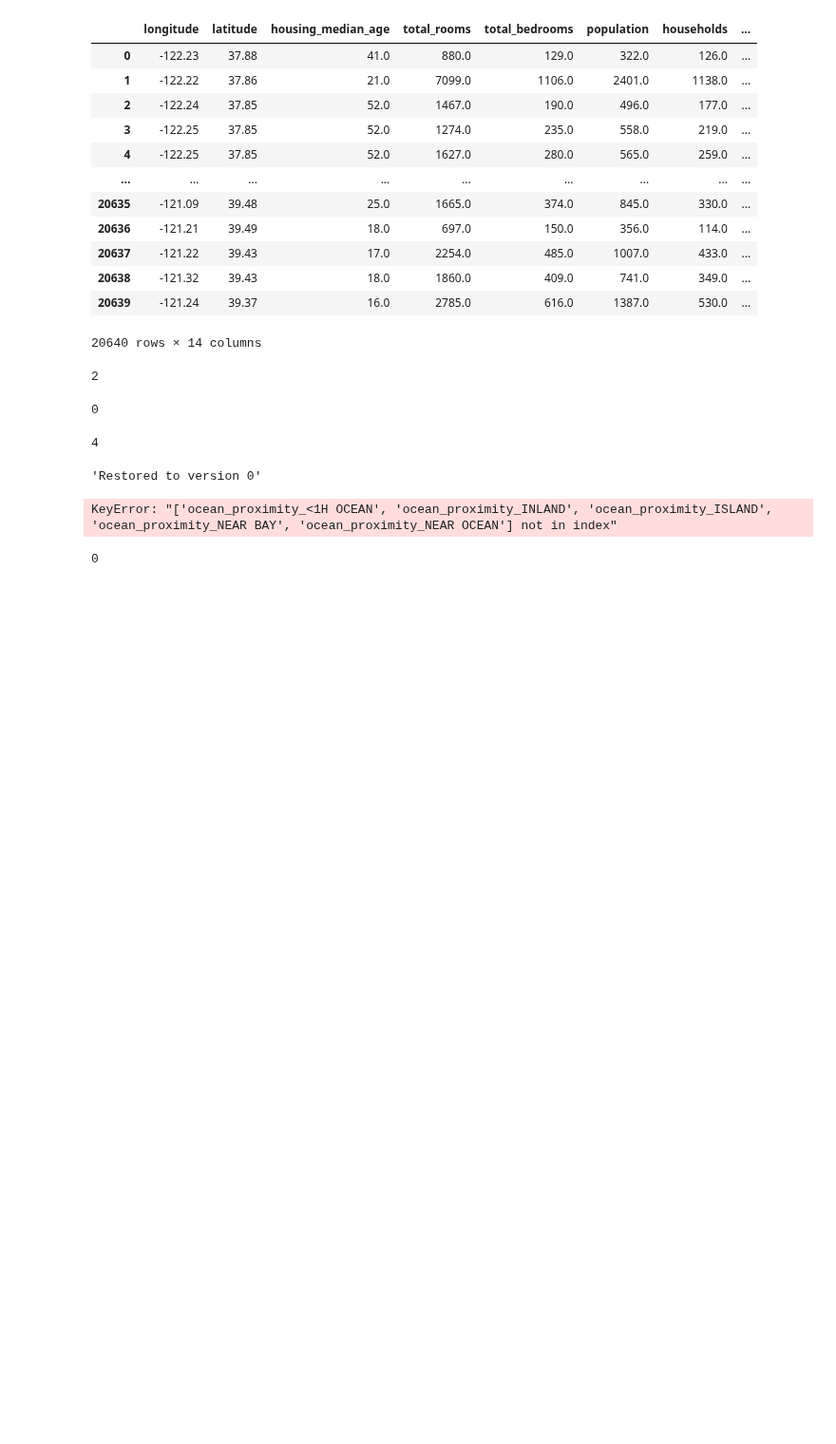
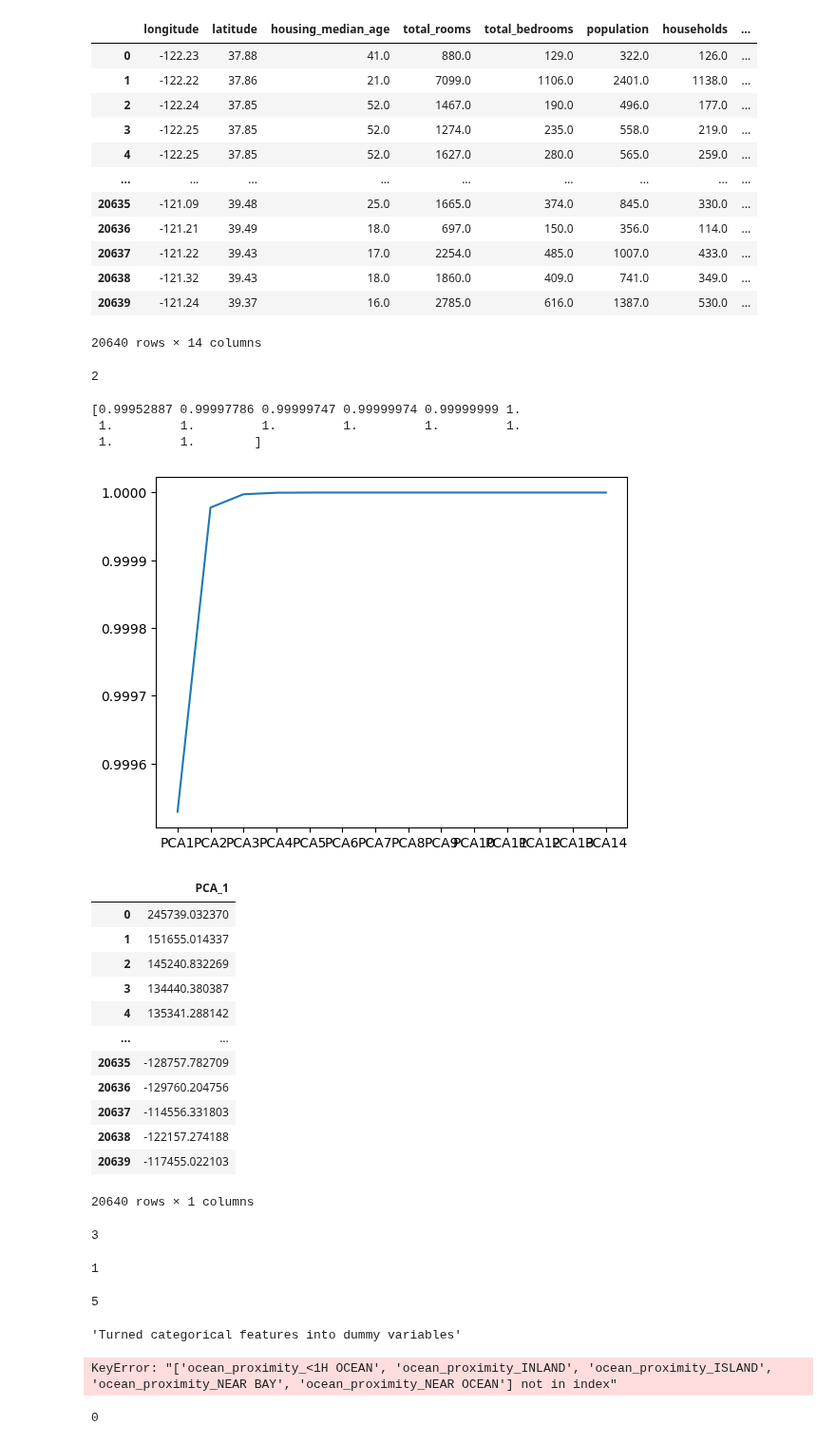
Before and after one commit to B0llemis/MLcode, a Jupyter notebook: Palanthir Experiment.ipynb, the cells around one changed output. Shown at 95% size. Drawn from its saved outputs; the diff is of its cells as text; code cells hidden in the pictures; blank space fills up the shorter version.

```diff
--- a/Palanthir Experiment.ipynb
+++ b/Palanthir Experiment.ipynb
@@ -28,7 +28,10 @@ class Palanthir(object):
         self.features_cat = list(self.output.loc[:, self.output.dtypes == object])
 
     def update_history(self, step=None, snapshot=None,versionOverwrite=None):
-        self.current_version += 1 if versionOverwrite == None else versionOverwrite
+        if versionOverwrite == None:
+            self.current_version += 1
+        else:
+            self.current_version == versionOverwrite
         self.transformation_history.append(dict(version=self.current_version,transformation=step,result=snapshot))
 
     def update_pipeline(self,pip_step=None,pip_transformer=None):
@@ -38,7 +41,7 @@ class Palanthir(object):
         versionCheckpoint = (self.current_version - 1) if toVersion == -1 else toVersion
         self.current_version = versionCheckpoint
         self.output = self.transformation_history[versionCheckpoint].get('result')
-        self.update_attributes
+        self.update_attributes()
         self.update_history(step=f"Restored to version {versionCheckpoint}",snapshot=self.output,versionOverwrite=versionCheckpoint)
 
     def summarize(self):
@@ -252,4 +255,28 @@ pal.fill_nulls()
 pal.current_version
 # %% [output]
 2
+# %%
+pal.PCA()
+# %% [output]
+[0.99952887 0.99997786 0.99999747 0.99999974 0.99999999 1.
+ 1.         1.         1.         1.         1.         1.
+ 1.         1.        ]
+[figure, added]
+|  | PCA_1 |
+| 0 | 245739.032370 |
+| 1 | 151655.014337 |
+| 2 | 145240.832269 |
+| 3 | 134440.380387 |
+| 4 | 135341.288142 |
+| ... | ... |
+| 20635 | -128757.782709 |
+| 20636 | -129760.204756 |
+| 20637 | -114556.331803 |
+| 20638 | -122157.274188 |
+| 20639 | -117455.022103 |
+20640 rows × 1 columns
+# %%
+pal.current_version
+# %% [output]
+3
 # %%
@@ -257,15 +284,15 @@ pal.restore(toVersion=0)
 # %%
 pal.current_version
 # %% [output]
-0
+1
 # %%
 len(pal.transformation_history)
 # %% [output]
-4
+5
 # %%
-pal.transformation_history[3].get('transformation')
+pal.transformation_history[1].get('transformation')
 # %% [output]
-'Restored to version 0'
+'Turned categorical features into dummy variables'
 # %%
 pal.fill_nulls()
 # %% [output]
```
Also changed, not shown: parts of 1 cell of this notebook, 1 other file.
